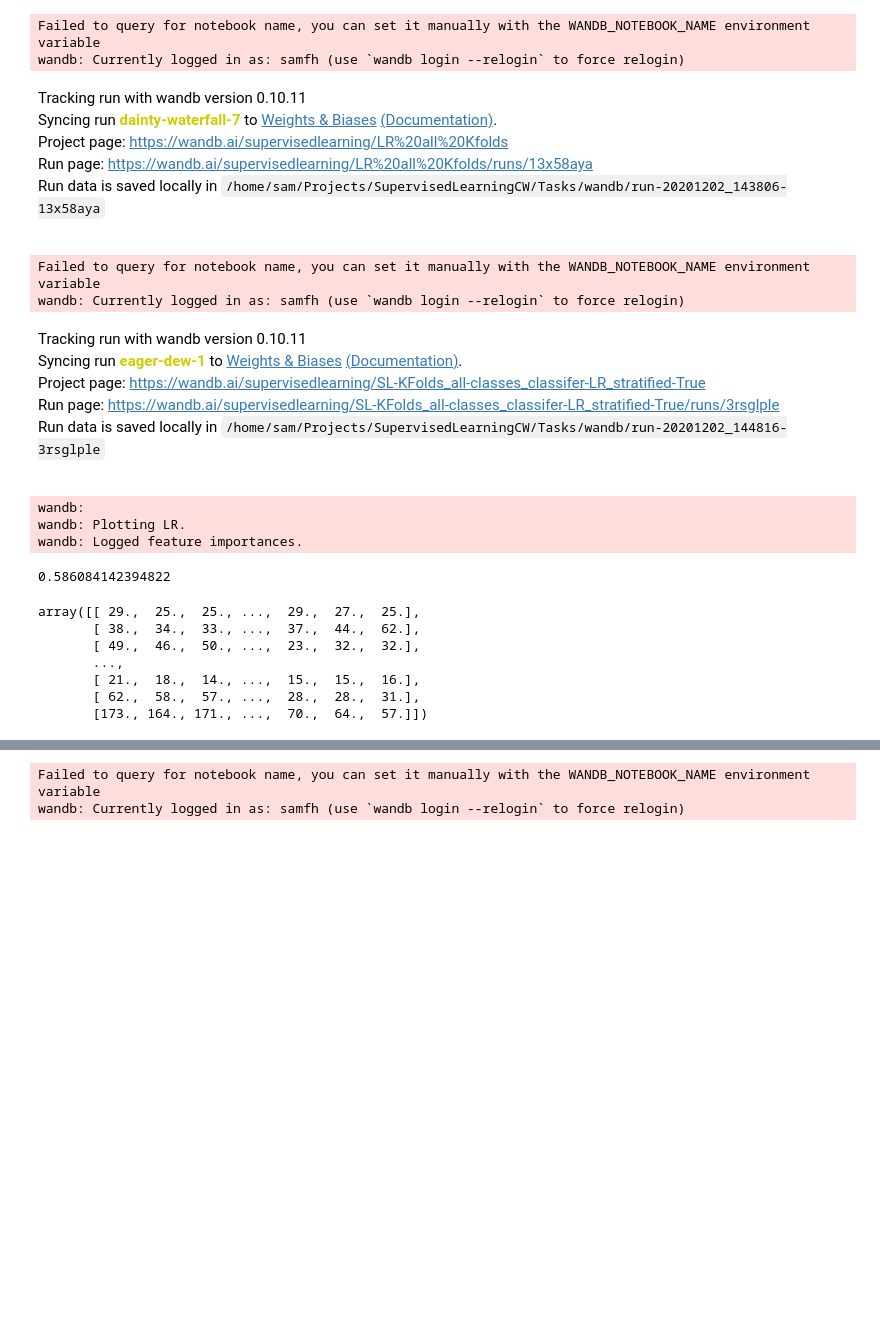
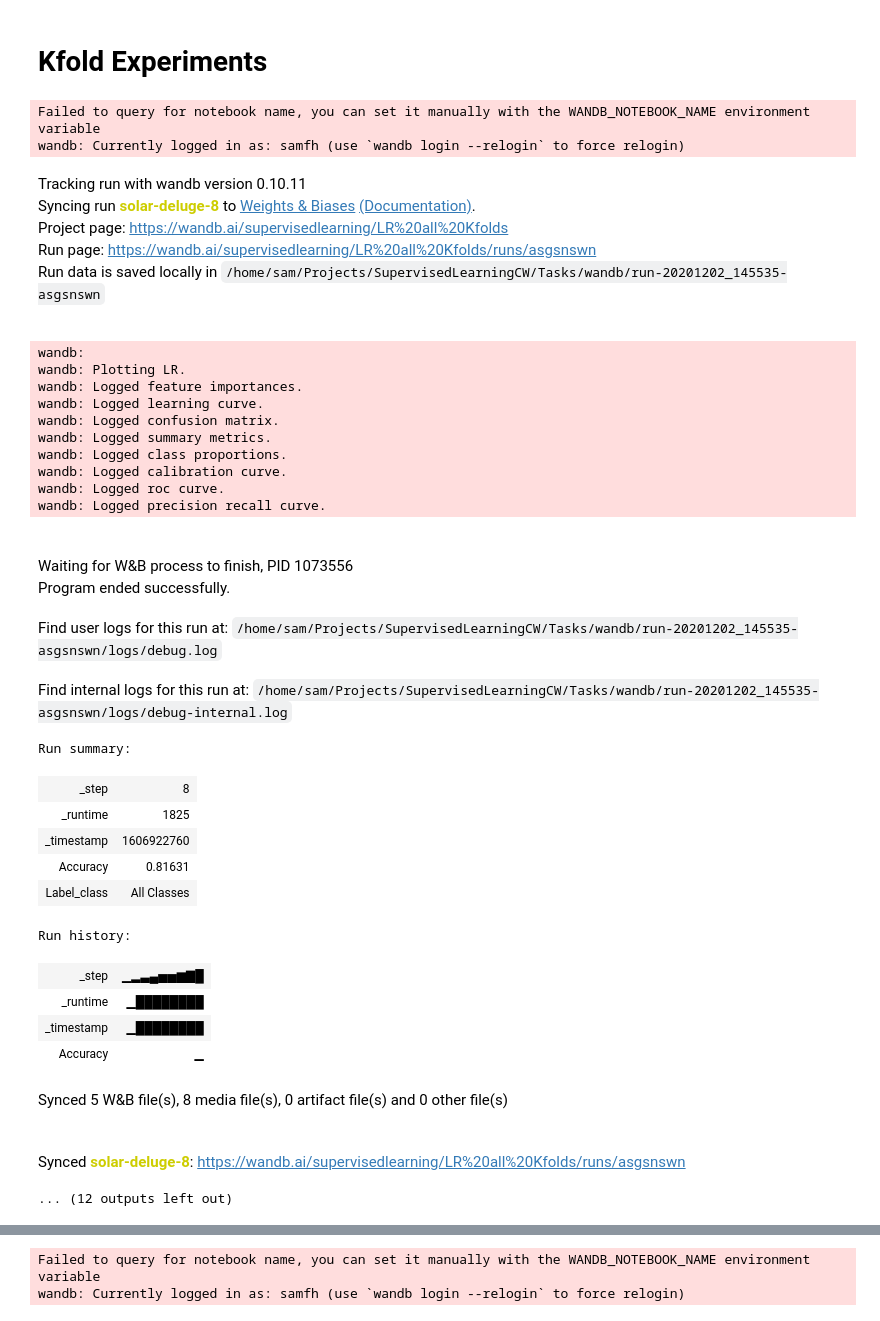
Before and after one commit to friedforfun/SupervisedLearningCW, a Jupyter notebook: Tasks/test_stuff_notebook.ipynb, the cells around one changed output, grey strips where cells are left out. Cells and saved outputs as stored; diff of their text form; code cells hidden in the pictures; blank space fills up the shorter version.

Commit message:
All experiments ready to run

```diff
--- a/Tasks/test_stuff_notebook.ipynb
+++ b/Tasks/test_stuff_notebook.ipynb
@@ -26,27 +24,49 @@ X_test, y_test = gd.get_data(train=False)
+# %%
+classifier = lc.LinearClassifier(solver='saga', max_iter=342, C=0.8027, fit_intercept=True, ll_ratio=0.0, penalty='none', tol=0.0002277)
+classifier_label = 'LR'
+# %% [markdown]
+# Kfold Experiments
 # %%
 #perceptron = mlp.MultiLayerPerceptron(random_state=0, max_iter=520, hidden_layer_sizes=337, solver='lbfgs', activation='relu', learning_rate='adaptive', alpha=0.0005508)
 #random_forest = rf.RandomForest(max_features='sqrt', n_estimators=400, criterion='entropy', min_weight_fraction_leaf=0.5)
-logistic_regression = lc.LinearClassifier(solver='saga', max_iter=342, n_jobs=-1)
+
+
+experiment_1_label = '{} all Kfolds'.format(classifier_label)
 # %%
-train_score, test_score = re.run_all_KF_experiments(logistic_regression, 'LR', experiment_name='LR all Kfolds')
+train_score, test_score = re.run_all_KF_experiments(classifier, classifier_label, experiment_name=experiment_1_label)
 # %% [output]
 Failed to query for notebook name, you can set it manually with the WANDB_NOTEBOOK_NAME environment variable
 wandb: Currently logged in as: samfh (use `wandb login --relogin` to force relogin)
 Tracking run with wandb version 0.10.11
-Syncing run dainty-waterfall-7 to Weights & Biases (Documentation).
+Syncing run solar-deluge-8 to Weights & Biases (Documentation).
 Project page: https://wandb.ai/supervisedlearning/LR%20all%20Kfolds
-Run page: https://wandb.ai/supervisedlearning/LR%20all%20Kfolds/runs/13x58aya
-Run data is saved locally in /home/sam/Projects/SupervisedLearningCW/Tasks/wandb/run-20201202_143806-13x58aya
+Run page: https://wandb.ai/supervisedlearning/LR%20all%20Kfolds/runs/asgsnswn
+Run data is saved locally in /home/sam/Projects/SupervisedLearningCW/Tasks/wandb/run-20201202_145535-asgsnswn
+wandb:
+wandb: Plotting LR.
+wandb: Logged feature importances.
+wandb: Logged learning curve.
+wandb: Logged confusion matrix.
+wandb: Logged summary metrics.
+wandb: Logged class proportions.
+wandb: Logged calibration curve.
+wandb: Logged roc curve.
+wandb: Logged precision recall curve.
+Waiting for W&B process to finish, PID 1073556
+Program ended successfully.
+Find user logs for this run at: /home/sam/Projects/SupervisedLearningCW/Tasks/wandb/run-20201202_145535-asgsnswn/logs/debug.log
+Find internal logs for this run at: /home/sam/Projects/SupervisedLearningCW/Tasks/wandb/run-20201202_145535-asgsnswn/logs/debug-internal.log
+Run summary:
+| _step | 8 |
+| _runtime | 1825 |
+| _timestamp | 1606922760 |
+| Accuracy | 0.81631 |
+| Label_class | All Classes |
+Run history:
+| _step | ▁▂▃▄▅▅▆▇█ |
+| _runtime | ▁████████ |
+| _timestamp | ▁████████ |
+| Accuracy | ▁ |
+Synced 5 W&B file(s), 8 media file(s), 0 artifact file(s) and 0 other file(s)
+Synced solar-deluge-8: https://wandb.ai/supervisedlearning/LR%20all%20Kfolds/runs/asgsnswn
+... (12 outputs left out)
-# %%
-train_score, test_score = re.run_KFold_experiment(logistic_regression, X_train, y_train, classifier_name='LR', classes_desc='all-classes', stratified=True)
-# %% [output]
-Failed to query for notebook name, you can set it manually with the WANDB_NOTEBOOK_NAME environment variable
-wandb: Currently logged in as: samfh (use `wandb login --relogin` to force relogin)
-Tracking run with wandb version 0.10.11
-Syncing run eager-dew-1 to Weights & Biases (Documentation).
-Project page: https://wandb.ai/supervisedlearning/SL-KFolds_all-classes_classifer-LR_stratified-True
-Run page: https://wandb.ai/supervisedlearning/SL-KFolds_all-classes_classifer-LR_stratified-True/runs/3rsglple
-Run data is saved locally in /home/sam/Projects/SupervisedLearningCW/Tasks/wandb/run-20201202_144816-3rsglple
-wandb:
-wandb: Plotting LR.
-wandb: Logged feature importances.
@@ -57,4 +72,0 @@ accuracy = accuracy_score(y_test, y_pred)
-# %%
-accuracy
-# %% [output]
-0.586084142394822
@@ -69,10 +72,0 @@ X_train, X_test, y_train, y_test = train_test_split(
-# %%
-X_train
-# %% [output]
-array([[ 29.,  25.,  25., ...,  29.,  27.,  25.],
-       [ 38.,  34.,  33., ...,  37.,  44.,  62.],
-       [ 49.,  46.,  50., ...,  23.,  32.,  32.],
-       ...,
-       [ 21.,  18.,  14., ...,  15.,  15.,  16.],
-       [ 62.,  58.,  57., ...,  28.,  28.,  31.],
-       [173., 164., 171., ...,  70.,  64.,  57.]])
```
Also changed, not shown: parts of 16 cells of this notebook, 1 other file.
